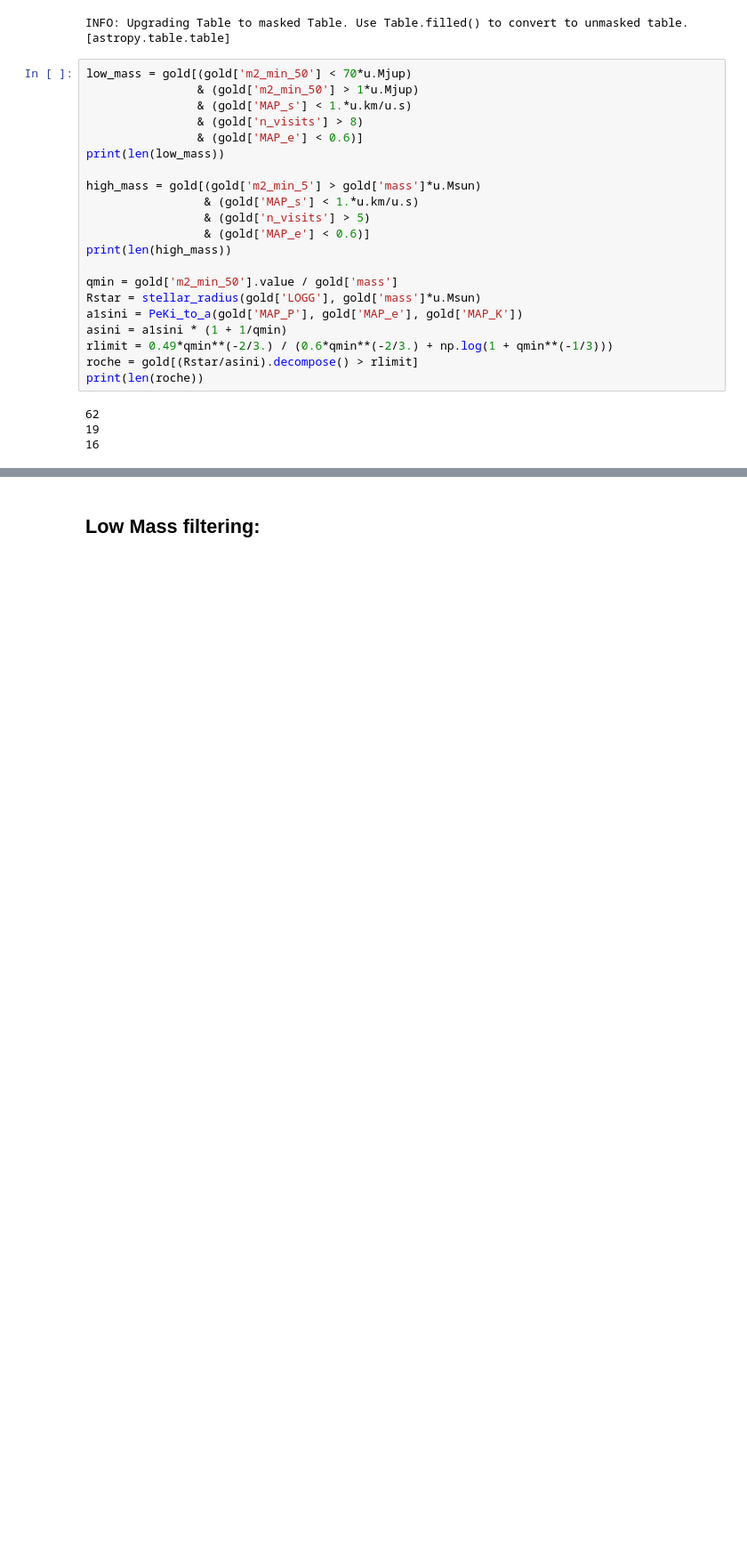
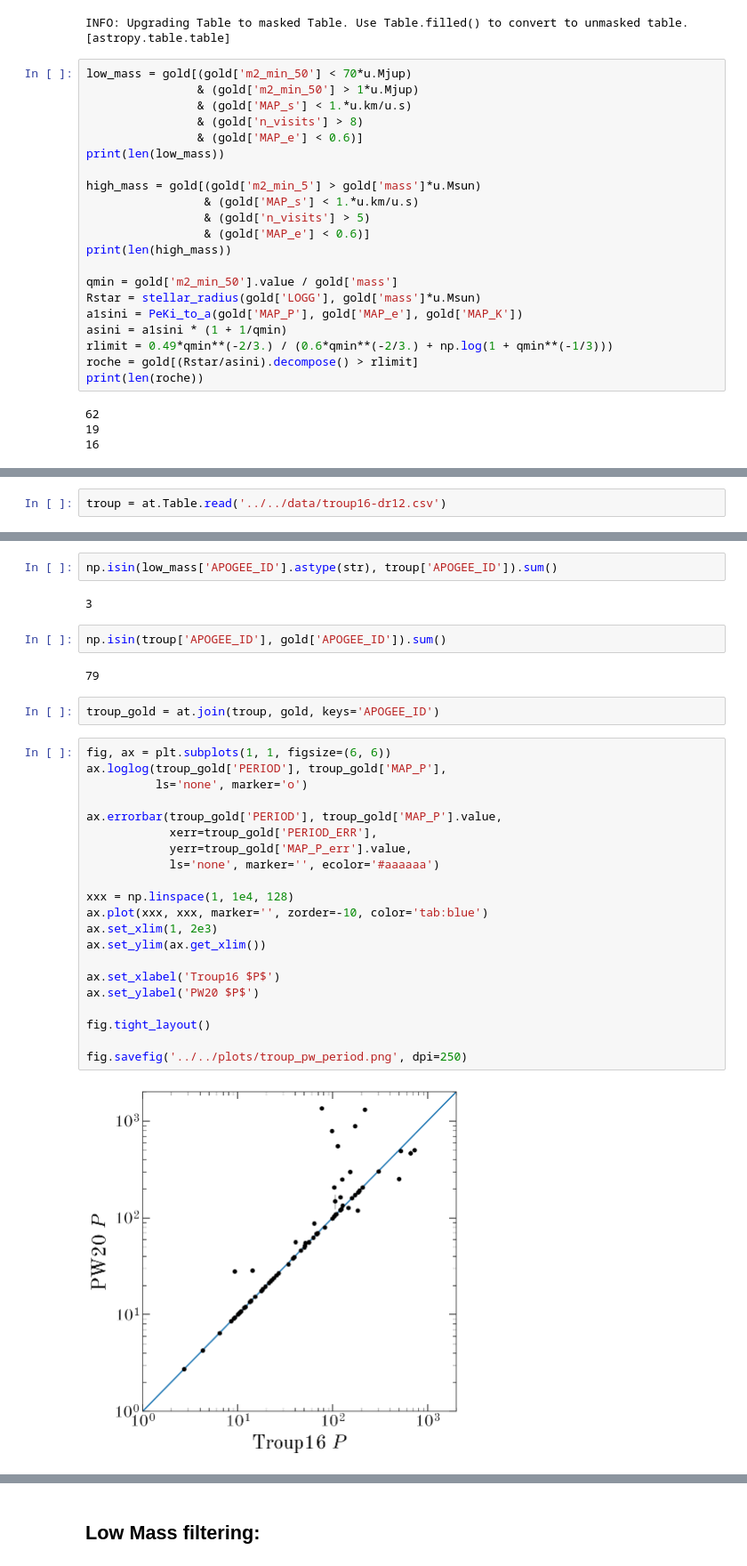
Before and after one commit to adrn/apogee-dr16-vac, a Jupyter notebook: notebooks/figures/Figure-highmass-lowmass.ipynb, the cells around one changed output, grey strips where cells are left out. Shown at 89% size. Drawn from its saved outputs; the diff is of its cells as text; blank space fills up the shorter version.

```diff
--- a/notebooks/figures/Figure-highmass-lowmass.ipynb
+++ b/notebooks/figures/Figure-highmass-lowmass.ipynb
@@ -59,0 +62,2 @@ print(len(roche))
+# %%
+troup = at.Table.read('../../data/troup16-dr12.csv')
@@ -59,0 +78,33 @@ print(len(roche))
+# %%
+np.isin(low_mass['APOGEE_ID'].astype(str), troup['APOGEE_ID']).sum()
+# %% [output]
+3
+# %%
+np.isin(troup['APOGEE_ID'], gold['APOGEE_ID']).sum()
+# %% [output]
+79
+# %%
+troup_gold = at.join(troup, gold, keys='APOGEE_ID')
+# %%
+fig, ax = plt.subplots(1, 1, figsize=(6, 6))
+ax.loglog(troup_gold['PERIOD'], troup_gold['MAP_P'],
+          ls='none', marker='o')
+
+ax.errorbar(troup_gold['PERIOD'], troup_gold['MAP_P'].value,
+            xerr=troup_gold['PERIOD_ERR'],
+            yerr=troup_gold['MAP_P_err'].value,
+            ls='none', marker='', ecolor='#aaaaaa')
+
+xxx = np.linspace(1, 1e4, 128)
+ax.plot(xxx, xxx, marker='', zorder=-10, color='tab:blue')
+ax.set_xlim(1, 2e3)
+ax.set_ylim(ax.get_xlim())
+
+ax.set_xlabel('Troup16 $P$')
+ax.set_ylabel('PW20 $P$')
+
+fig.tight_layout()
+
+fig.savefig('../../plots/troup_pw_period.png', dpi=250)
+# %% [output]
+[figure, added]
```
Also changed, not shown: parts of 7 cells of this notebook, 2 other files.
